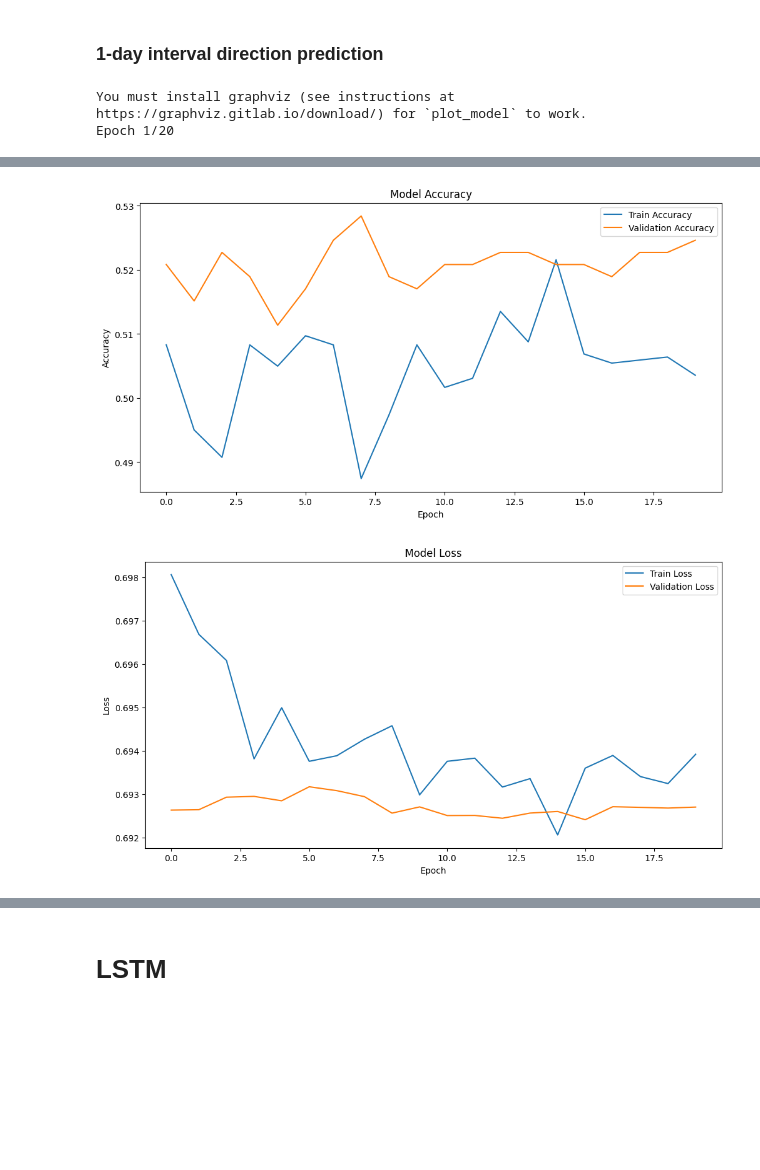
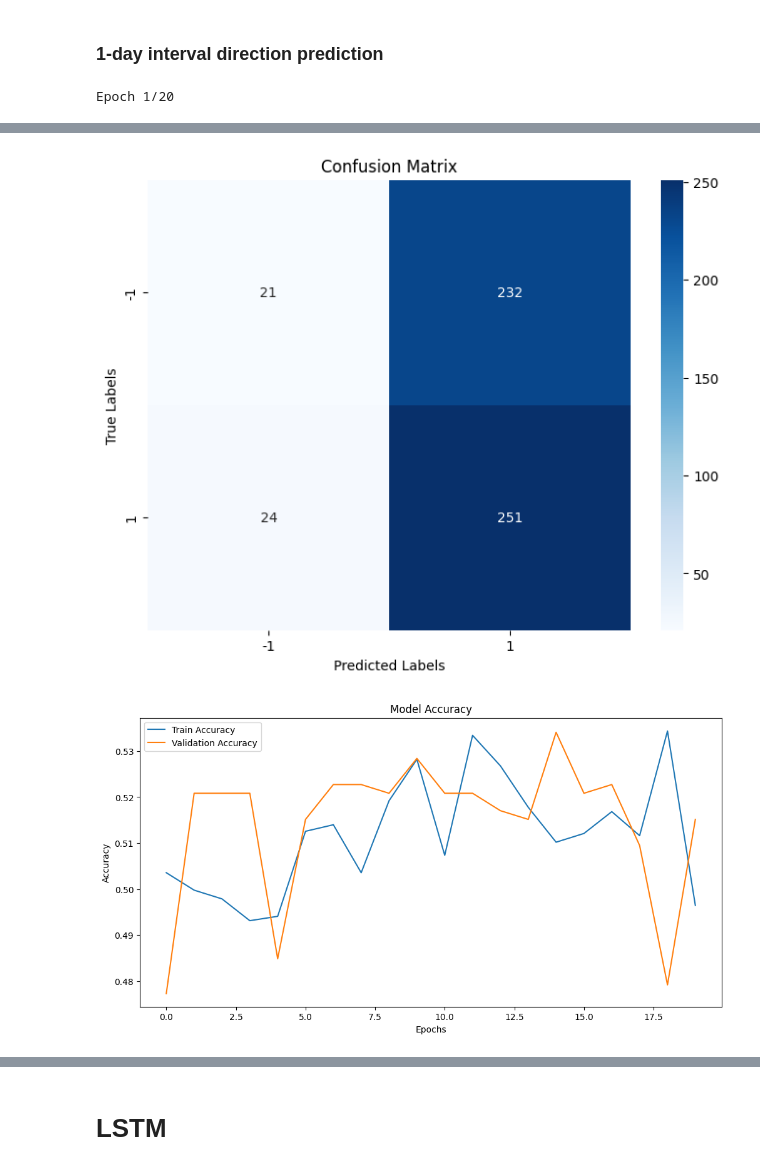
Before and after one commit to Jiazhou-Bi/BTC-Price-Prediction, a Jupyter notebook: scripts/06-model_data.ipynb, the cells around one changed output, grey strips where cells are left out. Cells and saved outputs as stored; diff of their text form; code cells hidden in the pictures; blank space fills up the shorter version.

Commit message:
Model update. Issues found with how outcome variable is defined.

```diff
--- a/scripts/06-model_data.ipynb
+++ b/scripts/06-model_data.ipynb
@@ -297,12 +306,12 @@ target = 'direction'
 X = df_1d[features]
 y = df_1d[target]
 
-# Map -1 to 0 for binary classification
-y_binary = (y + 1) // 2  # Map -1 to 0 and keep 1 as is
-
 # Normalize features
 scaler = MinMaxScaler()
 X_scaled = scaler.fit_transform(X)
+
+# Map target to binary (optional)
+y_binary = (y + 1) // 2  # Map -1 to 0, 1 stays as 1
 
 # Function to create sequences
 def create_sequences(X, y, time_steps=10):
@@ -325,14 +334,11 @@ model = Sequential([
     Dropout(0.3),
     Dense(64, activation='relu'),
     Dropout(0.3),
-    Dense(1, activation='sigmoid')  # Single output with sigmoid for binary classification
+    Dense(1, activation='sigmoid')  # Sigmoid for binary classification
 ])
 
 # Compile the model
-model.compile(optimizer=Adam(learning_rate=0.0001), loss='binary_crossentropy', metrics=['accuracy'])
-
-# Visualize the model architecture
-plot_model(model, to_file='rnn_model_architecture_binary.png', show_shapes=True, show_layer_names=True)
+model.compile(optimizer=Adam(learning_rate=0.001), loss='binary_crossentropy', metrics=['accuracy'])
 
 # Train the model
 history = model.fit(
@@ -348,57 +354,48 @@ loss, accuracy = model.evaluate(X_test, y_test, verbose=0)
 print(f"Test Loss: {loss}")
 print(f"Test Accuracy: {accuracy}")
 
-# Predict the directions
-y_pred_prob = model.predict(X_test)
-threshold = 0.51
-y_pred_classes = (y_pred_prob > threshold).astype(int)
+# Predict and map back to original labels
+y_pred = model.predict(X_test)
+y_pred_classes = (y_pred > 0.5).astype(int)  # Binary predictions (0 or 1)
+y_pred_final = (y_pred_classes * 2) - 1  # Map 0 back to -1, keep 1 as 1
 
-# Convert y_test back to original scale for comparison
-y_test_classes = y_test
+# Confusion matrix
+cm = confusion_matrix(y_test * 2 - 1, y_pred_final)  # Map y_test back to -1 and 1
+print("Confusion Matrix:")
+print(cm)
 
-# Visualize Training Progress
-# Accuracy
+# Classification report
+print("Classification Report:")
+print(classification_report(y_test * 2 - 1, y_pred_final, target_names=["-1", "1"]))
+
+# Plot confusion matrix
+plt.figure(figsize=(8, 6))
+sns.heatmap(cm, annot=True, fmt='d', cmap='Blues', xticklabels=["-1", "1"], yticklabels=["-1", "1"])
+plt.title('Confusion Matrix')
+plt.xlabel('Predicted Labels')
+plt.ylabel('True Labels')
+plt.show()
+
+# Visualize training history
 plt.figure(figsize=(12, 6))
 plt.plot(history.history['accuracy'], label='Train Accuracy')
 plt.plot(history.history['val_accuracy'], label='Validation Accuracy')
 plt.title('Model Accuracy')
-plt.xlabel('Epoch')
+plt.xlabel('Epochs')
 plt.ylabel('Accuracy')
 plt.legend()
 plt.show()
 
-# Loss
 plt.figure(figsize=(12, 6))
 plt.plot(history.history['loss'], label='Train Loss')
 plt.plot(history.history['val_loss'], label='Validation Loss')
 plt.title('Model Loss')
-plt.xlabel('Epoch')
+plt.xlabel('Epochs')
 plt.ylabel('Loss')
 plt.legend()
 plt.show()
 
-# Visualize Predictions vs Actuals
-plt.figure(figsize=(12, 6))
-plt.plot(y_test_classes[:50], label='Actual Directions', marker='o')
-plt.plot(y_pred_classes[:50], label='Predicted Directions', marker='x')
-plt.title('Predicted vs Actual Directions')
-plt.xlabel('Time Steps')
-plt.ylabel('Direction')
-plt.legend()
-plt.show()
-
-# Visualize Prediction Distribution
-plt.figure(figsize=(8, 6))
-plt.hist(y_pred_classes, bins=2, alpha=0.7, label='Predicted')
-plt.hist(y_test_classes, bins=2, alpha=0.7, label='Actual')
-plt.title('Distribution of Predicted vs Actual Directions')
-plt.xlabel('Direction')
-plt.ylabel('Frequency')
-plt.legend()
-plt.show()
-
 # Save the model
-model.save('../model/RNN/Directional_Classification_Model/rnn_direction_model_binary_1d.h5')
+model.save('../model/RNN/Directional_Classification_Model/rnn_direction_model_1d.keras')
 # %% [output]
-You must install graphviz (see instructions at https://graphviz.gitlab.io/download/) for `plot_model` to work.
 Epoch 1/20
@@ -422,2 +419,2 @@ Test Accuracy: 0.5246211886405945
-[figure, old version]
+[figure, new version]
-[figure, old version]
+[figure, new version]
```
Also changed, not shown: parts of 18 cells of this notebook, 3 other files.
